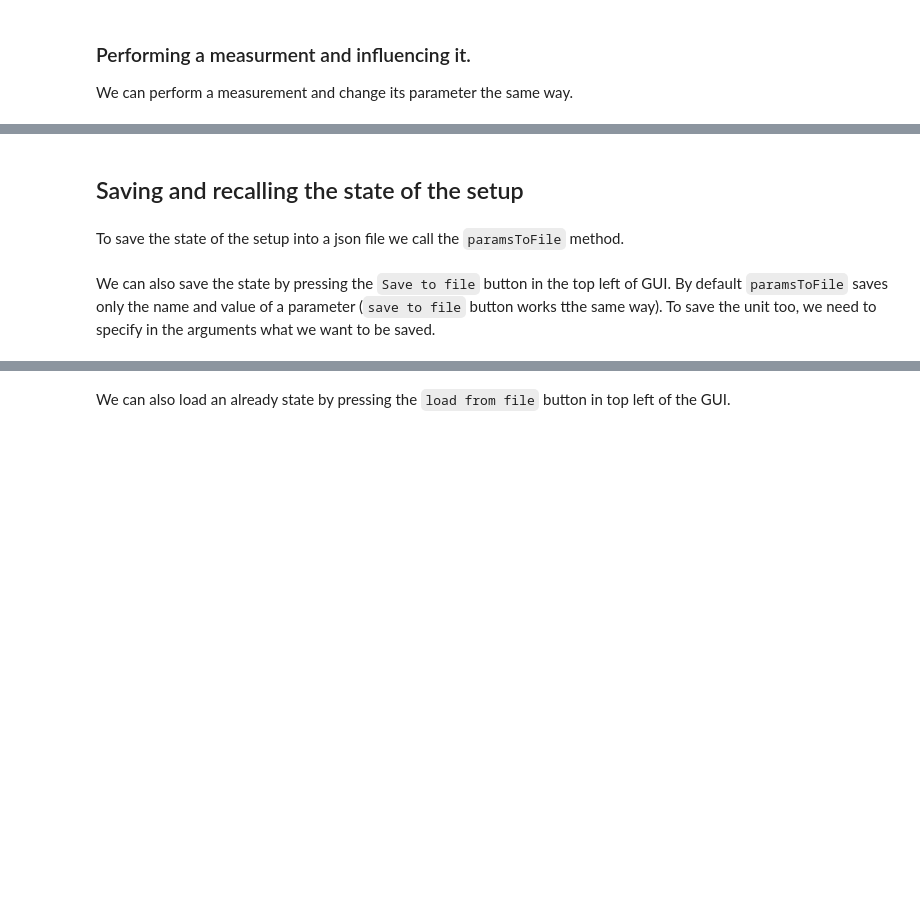
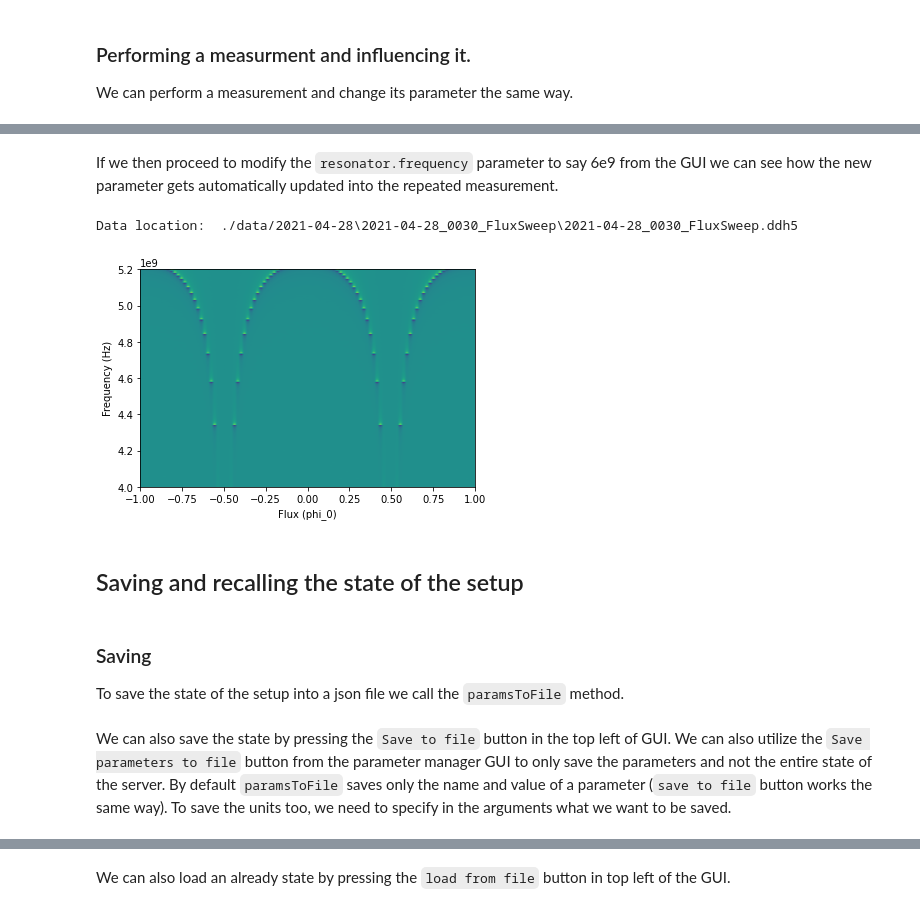
Before and after one commit to toolsforexperiments/recipes, a Jupyter notebook: toolsforexperiments_overview/tfe_overview.ipynb, the cells around one changed output, grey strips where cells are left out. Cells and saved outputs as stored; diff of their text form; code cells hidden in the pictures; blank space fills up the shorter version.

```diff
--- a/toolsforexperiments_overview/tfe_overview.ipynb
+++ b/toolsforexperiments_overview/tfe_overview.ipynb
@@ -264,12 +217,21 @@ ax.set_ylabel('Frequency (Hz)')
+# %% [markdown]
+If we then proceed to modify the `resonator.frequency` parameter to say 6e9 from the GUI we can see how the new parameter gets automatically updated into the repeated measurement.
+# %%
+measure_flux_sweep(-1, 1, 101)
+# %% [output]
+Data location:  ./data/2021-04-28\2021-04-28_0030_FluxSweep\2021-04-28_0030_FluxSweep.ddh5
+[figure, added]
 # %% [markdown]
 ## Saving and recalling the state of the setup
 # %% [markdown]
+### Saving
+
 To save the state of the setup into a json file we call the `paramsToFile` method.
 # %%
 cli.paramsToFile('parameters.json')
 # %% [markdown]
-We can also save the state by pressing the `Save to file` button in the top left of GUI.
-By default `paramsToFile` saves only the name and value of a parameter (`save to file` button works tthe same way). To save the unit too, we need to specify in the arguments what we want to be saved.
+We can also save the state by pressing the `Save to file` button in the top left of GUI. We can also utilize the `Save parameters to file` button from the parameter manager GUI to only save the parameters and not the entire state of the server.
+By default `paramsToFile` saves only the name and value of a parameter (`save to file` button works the same way). To save the units too, we need to specify in the arguments what we want to be saved.
 # %%
 cli.paramsToFile('parameters.json', instrument='params', attrs=['value', 'unit'])
 # %% [markdown]
```
Also changed, not shown: parts of 19 cells of this notebook.
